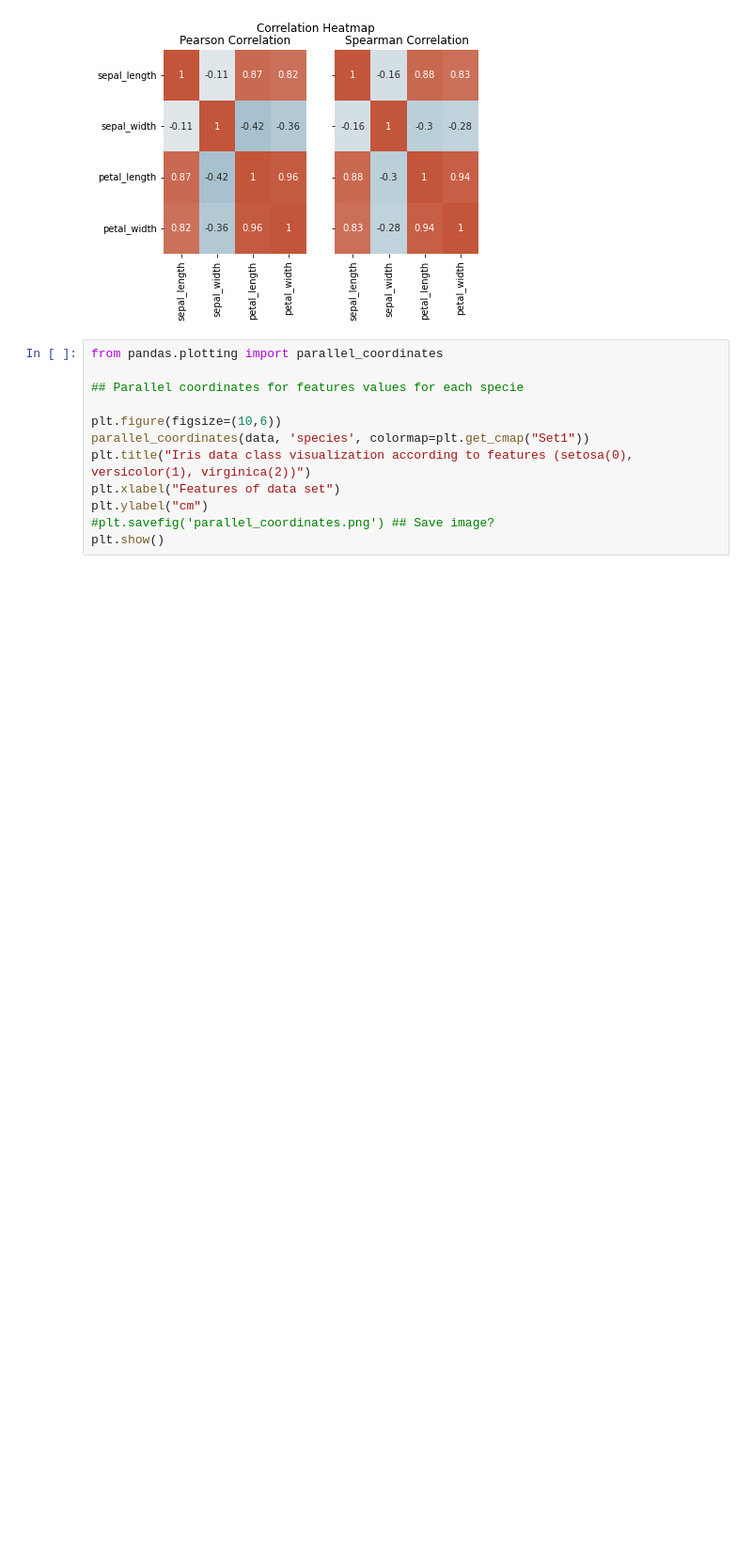
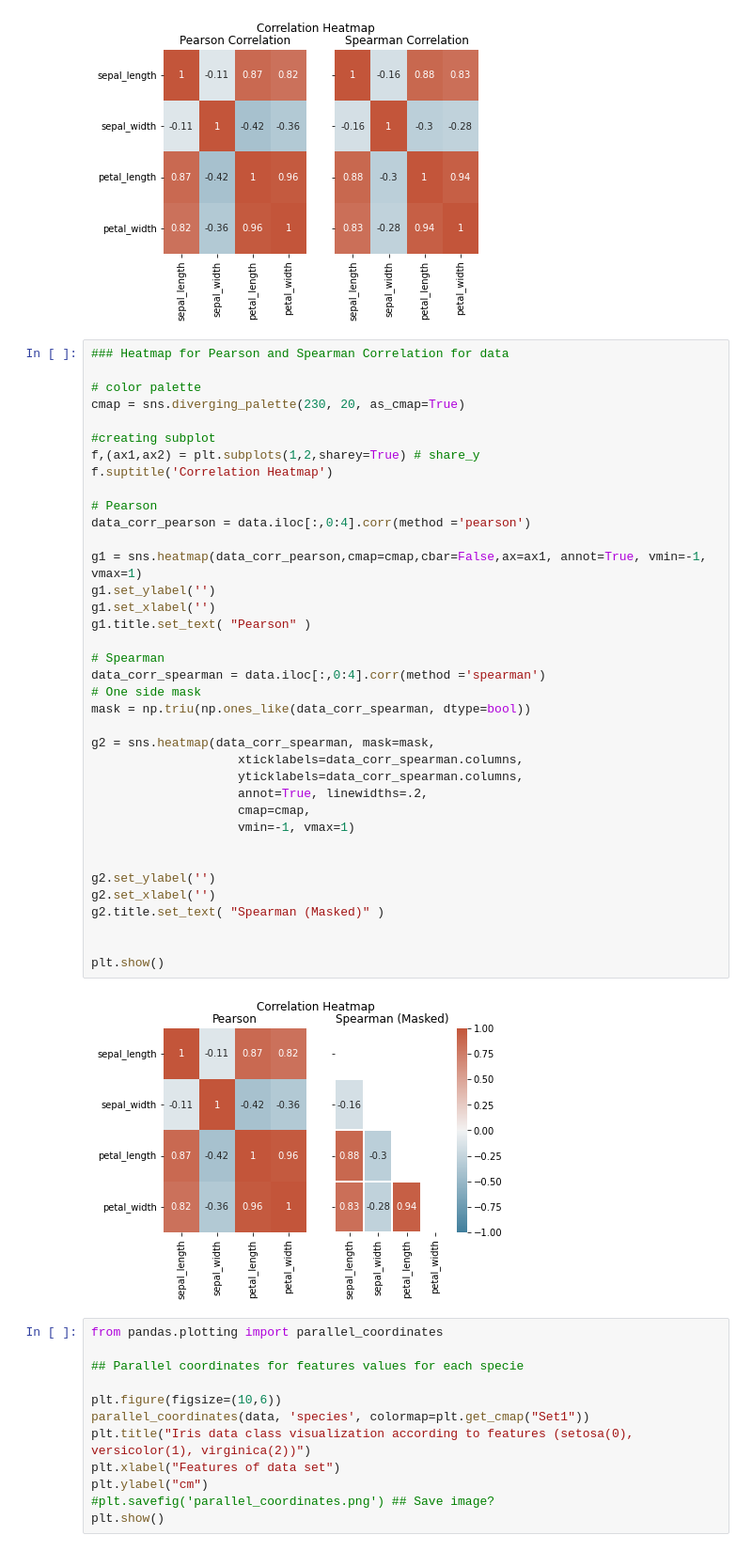
Before and after one commit to fernandopmarciano/Data_Analisys, a Jupyter notebook: Iris_Flower/Notebook/Iris_classifier.ipynb, the cells around one changed output. Shown at 94% size. Cells and saved outputs as stored; diff of their text form; blank space fills up the shorter version.

```diff
--- a/Iris_Flower/Notebook/Iris_classifier.ipynb
+++ b/Iris_Flower/Notebook/Iris_classifier.ipynb
@@ -154,6 +156,45 @@ g2.title.set_text( "Spearman Correlation" )
 plt.show()
 # %% [output]
 [figure]
+# %%
+### Heatmap for Pearson and Spearman Correlation for data
+
+# color palette
+cmap = sns.diverging_palette(230, 20, as_cmap=True)
+
+#creating subplot
+f,(ax1,ax2) = plt.subplots(1,2,sharey=True) # share_y
+f.suptitle('Correlation Heatmap')
+
+# Pearson
+data_corr_pearson = data.iloc[:,0:4].corr(method ='pearson')
+
+g1 = sns.heatmap(data_corr_pearson,cmap=cmap,cbar=False,ax=ax1, annot=True, vmin=-1, vmax=1)
+g1.set_ylabel('')
+g1.set_xlabel('')
+g1.title.set_text( "Pearson" )
+
+# Spearman
+data_corr_spearman = data.iloc[:,0:4].corr(method ='spearman')
+# One side mask
+mask = np.triu(np.ones_like(data_corr_spearman, dtype=bool))
+
+g2 = sns.heatmap(data_corr_spearman, mask=mask,
+                    xticklabels=data_corr_spearman.columns,
+                    yticklabels=data_corr_spearman.columns,
+                    annot=True, linewidths=.2,
+                    cmap=cmap,
+                    vmin=-1, vmax=1)
+
+
+g2.set_ylabel('')
+g2.set_xlabel('')
+g2.title.set_text( "Spearman (Masked)" )
+
+
+plt.show()
+# %% [output]
+[figure, added]
 # %%
 from pandas.plotting import parallel_coordinates
 
```
Also changed, not shown: parts of 9 cells of this notebook.
